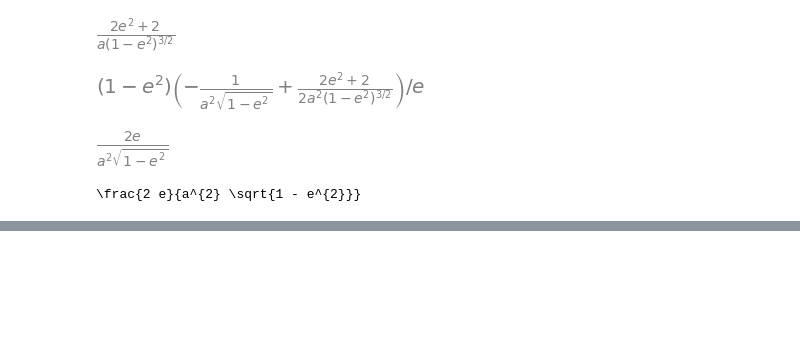
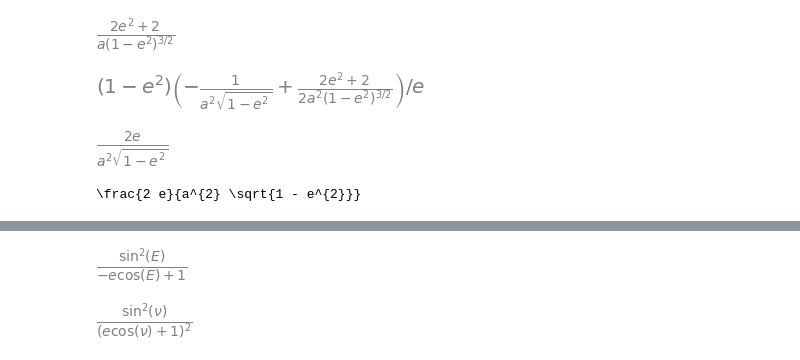
Before and after one commit to spzwart/DynBinEv, a Jupyter notebook: eqs/more_eqs.ipynb, the cells around one changed output, grey strips where cells are left out. Cells and saved outputs as stored; diff of their text form; code cells hidden in the pictures; blank space fills up the shorter version.

```diff
--- a/eqs/more_eqs.ipynb
+++ b/eqs/more_eqs.ipynb
@@ -241,0 +267,10 @@ print(latex(eccdot.simplify()))
+# %%
+### TEST sin(E)^2 / 1-e cos(E)  or  sqrt(1-e^2) sin(nu)^2 / 1+e cos(nu)
+nu = S("nu")
+integrando = sin(E)**2 / (1-e* cos(E))
+integrando_alt = sin(nu)**2 / (1+e* cos(nu))**2
+
+display(integrando,integrando_alt)
+# %% [output]
+[figure, added]
+[figure, added]
```
Also changed, not shown: parts of 10 cells of this notebook, 10 other files.
